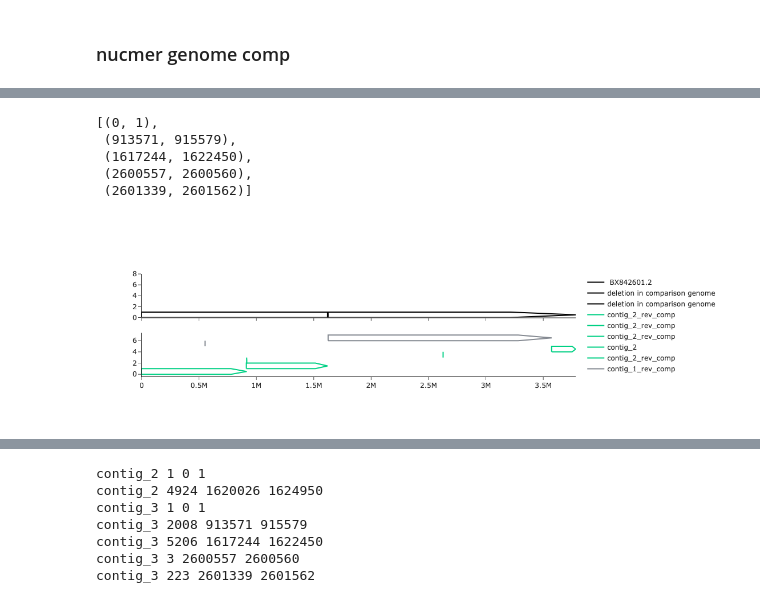
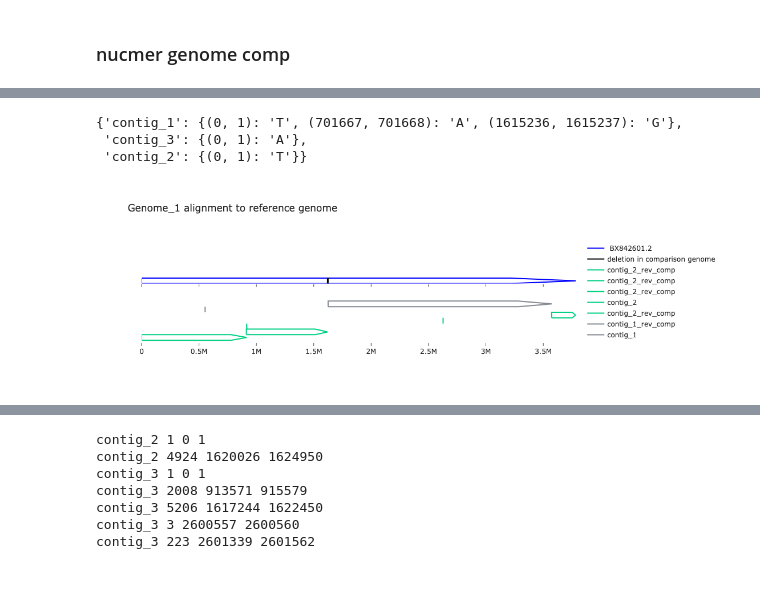
Before and after one commit to JonWinkelman/mummer_genome_comparison, a Jupyter notebook: mummer_comparison.ipynb, the cells around one changed output, grey strips where cells are left out. Saved outputs shown, nothing was run; the diff lists cells and outputs as text; code cells hidden in the pictures.

```diff
--- a/mummer_comparison.ipynb
+++ b/mummer_comparison.ipynb
@@ -119,25 +121,22 @@ importlib.reload(ef)
 df1 = ef.parse_show_coords(show_coords_fp1)
 df2 = ef.parse_show_coords(show_coords_fp2)
 # %%
-df = df1
-
-inserted_seqs_1 ={}
+inserted_seqs_1 ={contig:{} for contig in genome_1_d}
 for contig_name, seq in genome_1_d.items():
     t_df = df1[df1['Tag2'] == contig_name]
-    gaps = unaligned_segments(t_df['S2'], t_df['E2'], ref_len=len(seq))
+    gaps = ef.unaligned_segments(t_df['S2'], t_df['E2'], ref_len=len(seq))
     for gap in gaps:
         s,e = gap
         inserted_seq = genome_1_d[contig_name][s:e]
-        inserted_seqs_1[s,e] = inserted_seq
+        inserted_seqs_1[contig_name][s,e]= inserted_seq
 
-
-inserted_seqs_2 ={}
+inserted_seqs_2 ={contig:{} for contig in genome_2_d}
 for contig_name, seq in genome_2_d.items():
     t_df = df2[df2['Tag2'] == contig_name]
-    gaps = unaligned_segments(t_df['S2'], t_df['E2'], ref_len=len(seq))
+    gaps = ef.unaligned_segments(t_df['S2'], t_df['E2'], ref_len=len(seq))
     for gap in gaps:
         s,e = gap
         inserted_seq = genome_2_d[contig_name][s:e]
-        inserted_seqs_2[s,e] = inserted_seq
+        inserted_seqs_2[contig_name][s,e]= inserted_seq
 
-inserted_seqs_2
+import pandas as pd
@@ -146,3 +152,9 @@ inserted_seqs_2
+# %%
+inserted_seqs_2
+# %% [output]
+{'contig_1': {(0, 1): 'T', (701667, 701668): 'A', (1615236, 1615237): 'G'},
+ 'contig_3': {(0, 1): 'A'},
+ 'contig_2': {(0, 1): 'T'}}
 # %%
 def make_arrow_from_SE_coords(start, end, base_ycoord, top_ycoord, arrow_direction='forward'):
     """"""
@@ -154,24 +166,9 @@ def make_arrow_from_SE_coords(start, end, base_ycoord, top_ycoord, arrow_directi
         return xvals, yvals
     elif arrow_direction=='reverse':
         return make_arrow_from_SE_coords(end, start, base_ycoord, top_ycoord)
-# %%
-gaps_in_ref
-# %% [output]
-[(0, 1),
- (913571, 915579),
- (1617244, 1622450),
- (2600557, 2600560),
- (2601339, 2601562)]
 # %%
-from plotly import graph_objects as go
-from plotly.subplots import make_subplots
-importlib.reload(du)
 
-
-
-df = df1
-height=1
-def make_global_alignment_map(df, ref_genome_d, height=1):
+def make_global_alignment_map(df, ref_genome_d, height=1, fig_width=800, title=''):
     """"""
     ## make reference trace
     fig=make_subplots(rows=2, cols=1, shared_xaxes=True)
@@ -180,43 +177,53 @@ def make_global_alignment_map(df, ref_genome_d, height=1):
     base=0
     for name, seq in ref_genome_d.items():
         xvals, yvals = make_arrow_from_SE_coords(start=0, end=len(seq), base_ycoord=0, top_ycoord=1, arrow_direction='forward')
-        ref_trace = go.Scatter(x=xvals, y=yvals, mode='lines', name=df.loc[1,'Tag1'], line={'color':'black'} )#fill="toself"
+        ref_trace = go.Scatter(x=xvals, y=yvals, mode='lines', name=df.loc[1,'Tag1'], line={'color':'blue'} )#fill="toself"
         fig.add_trace(ref_trace, row=1, col=1)
 
         # mark regions in reference that do not align to comparison genome (deletions in comparision genome)
         ref_len =  len(ref_genome_d[name])
-        gaps_in_ref = unaligned_segments(df['S1'], df['E1'], ref_len=ref_len)
+        gaps_in_ref = ef.unaligned_segments(df['S1'], df['E1'], ref_len=ref_len)
         for se_tuple in gaps_in_ref:
             gap_length = se_tuple[1]-se_tuple[0]
-            xvals, yvals = make_arrow_from_SE_coords(start=se_tuple[0], end=se_tuple[1], base_ycoord=0, top_ycoord=1, arrow_direction='forward')
-            name = f"deletion in comparison genome"
-            text = f'Gap length: {gap_length}<br>start: {se_tuple[0]}<br>end: {se_tuple[1]}'
-            gap_trace = go.Scatter(x=xvals, y=yvals, mode='lines', name=name, line={'color':'black'}, text=text )
-            fig.add_trace(gap_trace, row=1, col=1)
+            if gap_length > 3:
+                xvals, yvals = make_arrow_from_SE_coords(start=se_tuple[0], end=se_tuple[1], base_ycoord=0, top_ycoord=1, arrow_direction='forward')
+                name = f"deletion in comparison genome"
+                text = f'Gap length: {gap_length}<br>start: {se_tuple[0]}<br>end: {se_tuple[1]}'
+                gap_trace = go.Scatter(x=xvals, y=yvals, mode='lines', name=name, line={'color':'black'}, text=text )
+                fig.add_trace(gap_trace, row=1, col=1)
 
 
     color_d = {f'contig_{i}':c for i, c in enumerate(pprefs.colors, start=1)}
 
 
     base=0
     for ind, row in df.iterrows():
         xvals, yvals = make_arrow_from_SE_coords(row['S1'], row['E1'], base_ycoord=base, top_ycoord=height, arrow_direction='forward')
         if not row['same_orientation']:
             name = f"{row['Tag2']}_rev_comp"
         else:
             name = row['Tag2']
         comp_trace = go.Scatter(x=xvals, y=yvals, mode='lines', name=name, line={'color':color_d[row['Tag2']]} )#fill="toself"
         fig.add_trace(comp_trace, row=2, col=1)
         height=height+1
         base=base+1
-    fig.update_layout(template='simple_white', width=1000)
+    fig.update_layout(template='simple_white', width=fig_width, title=title)
     fig.update_yaxes(range=[0, height], row=1, col=1)
+    fig.update_xaxes(showline=False)
+    fig.update_yaxes(showline=False, visible=False)
     return fig
 
 
+image_dir = Path('./results/images/')
+image_dir.mkdir(exist_ok=True, parents=True)
+import plotly.io as pio
+fig1 = make_global_alignment_map(df1,
+                                 ref_genome_d,
+                                 height=1,
+                                 fig_width = 1300,
+                                 title='Genome_1 alignment to reference genome')
 
-
-fig1 = make_global_alignment_map(df1, ref_genome_d, height=1)
+pio.write_html(fig1, image_dir / 'genome_1_alignment.html')
 fig1
 # %% [output]
-[figure, old version]
+[figure, new version]
```
Also changed, not shown: parts of 8 cells of this notebook, 10 other files.
